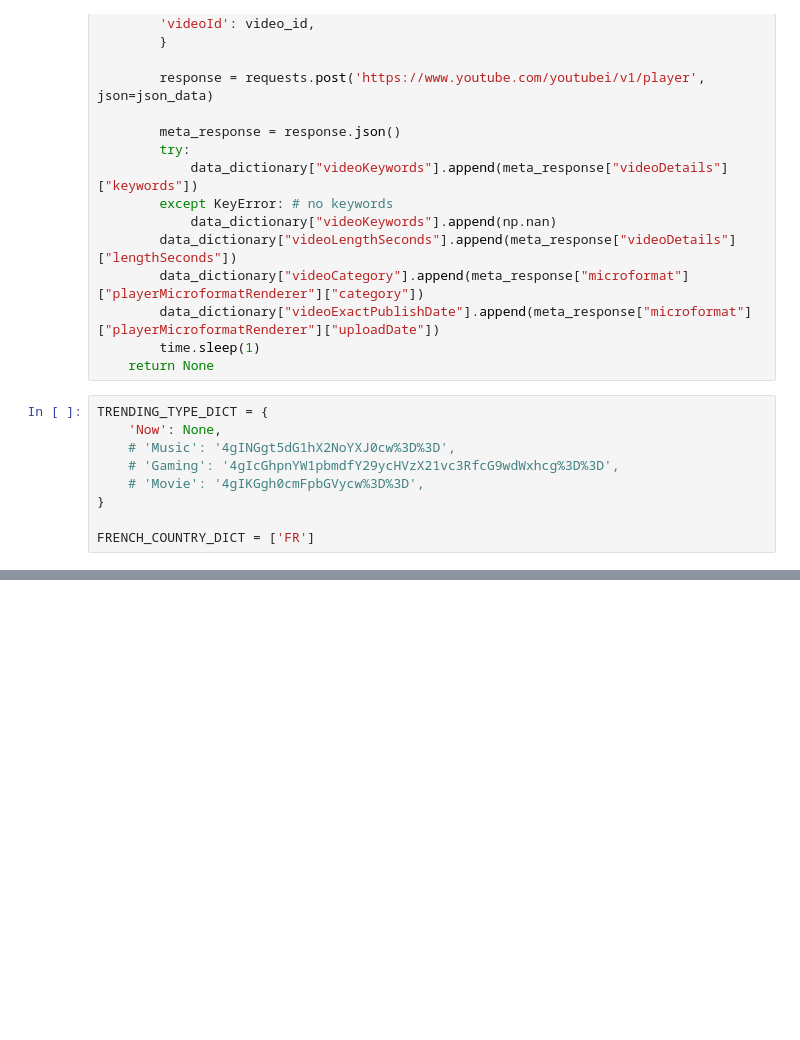
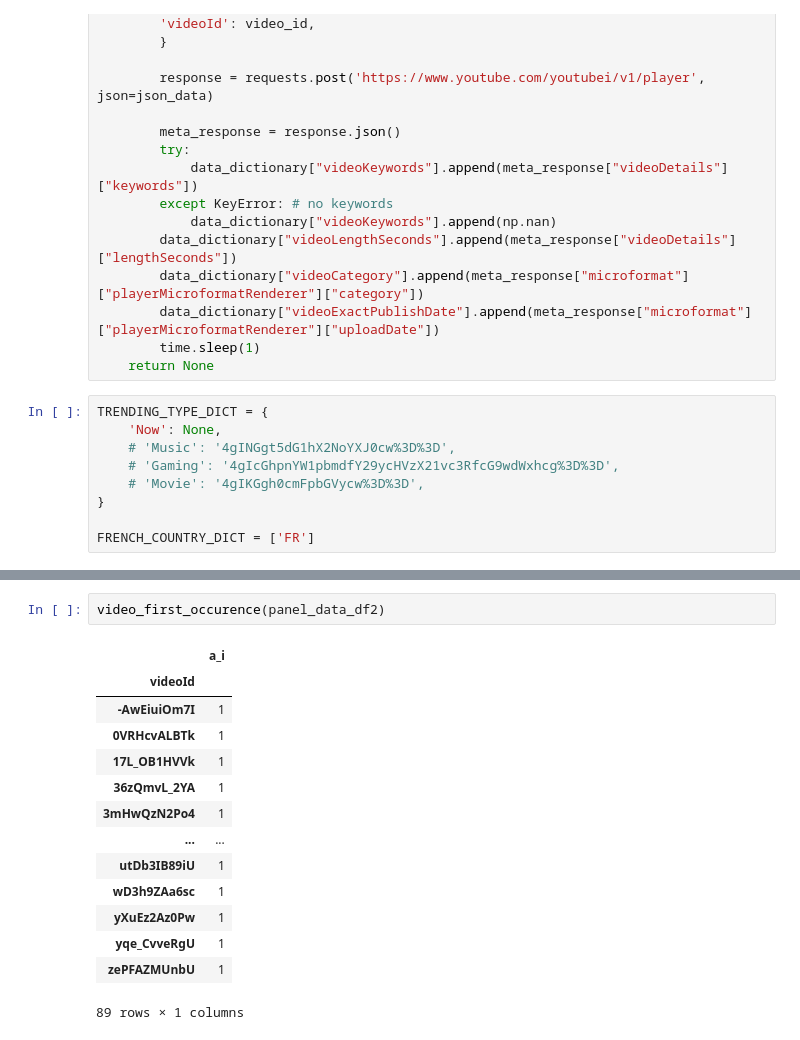
Before and after one commit to Yedson54/YouTrend, a Jupyter notebook: demos/scrape_panel_data.ipynb, the cells around one changed output, grey strips where cells are left out. Saved outputs shown, nothing was run; the diff lists cells and outputs as text; blank space fills up the shorter version.

```diff
--- a/demos/scrape_panel_data.ipynb
+++ b/demos/scrape_panel_data.ipynb
@@ -191,0 +406,17 @@ panel_data_df = scan_trending_ytb()
+# %%
+video_first_occurence(panel_data_df2)
+# %% [output]
+|  | a_i |
+| videoId |  |
+| -AwEiuiOm7I | 1 |
+| 0VRHcvALBTk | 1 |
+| 17L_OB1HVVk | 1 |
+| 36zQmvL_2YA | 1 |
+| 3mHwQzN2Po4 | 1 |
+| ... | ... |
+| utDb3IB89iU | 1 |
+| wD3h9ZAa6sc | 1 |
+| yXuEz2Az0Pw | 1 |
+| yqe_CvveRgU | 1 |
+| zePFAZMUnbU | 1 |
+89 rows × 1 columns
```
Also changed, not shown: parts of 32 cells of this notebook, 11 other files.
